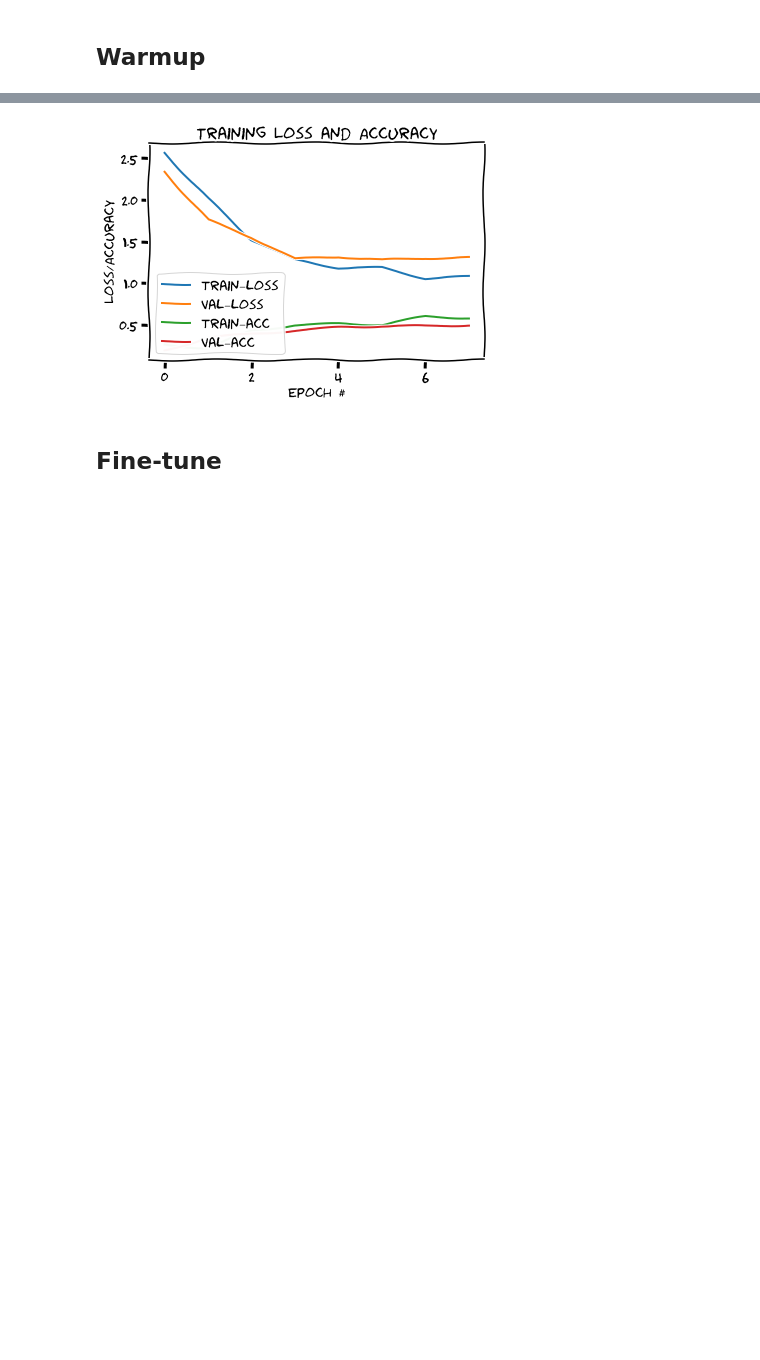
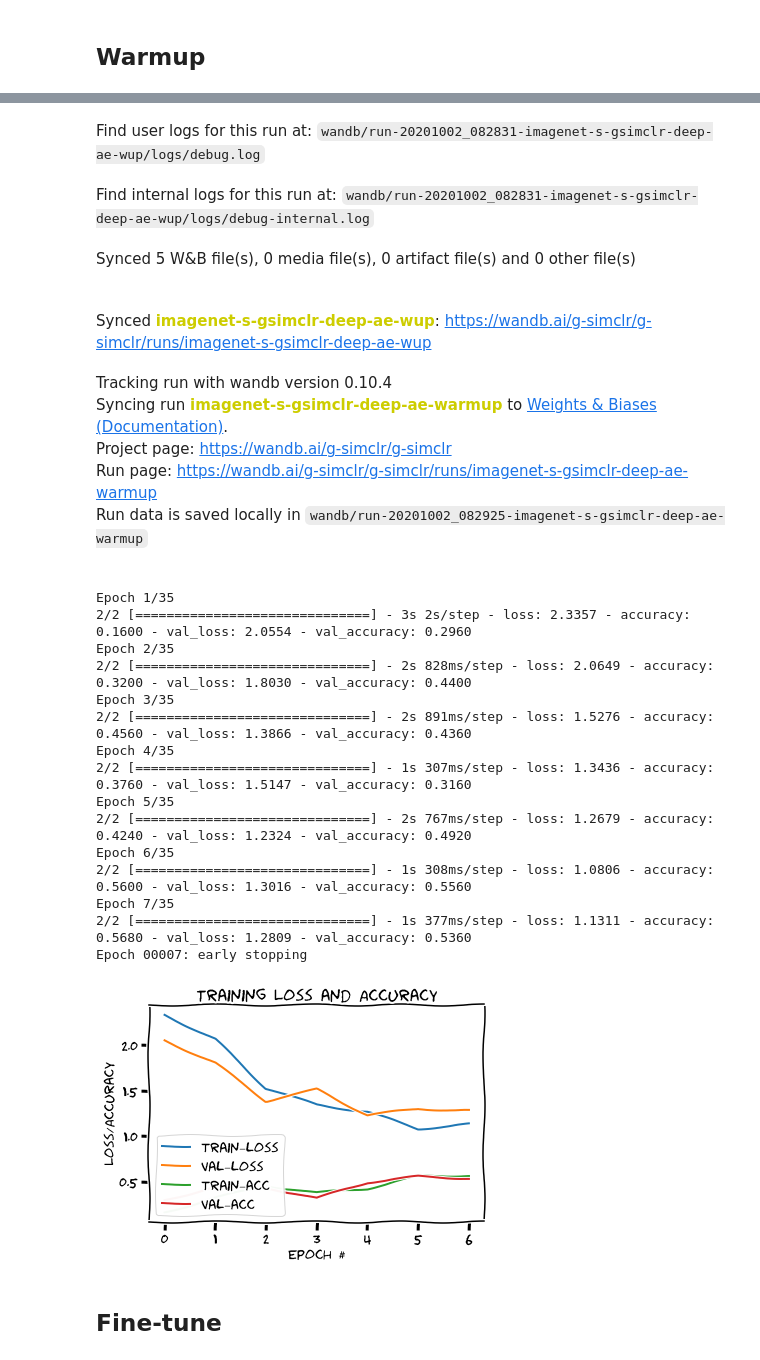
Before and after one commit to ariG23498/G-SimCLR, a Jupyter notebook: Imagenet_Subset/SimCLR_Pseudo_Labels/Deep Autoencoder/Fine_Tune_10Perc.ipynb, the cells around one changed output, grey strips where cells are left out. Cells and saved outputs as stored; diff of their text form; code cells hidden in the pictures; blank space fills up the shorter version.

Commit message:
Added wandb

```diff
--- a/Imagenet_Subset/SimCLR_Pseudo_Labels/Deep Autoencoder/Fine_Tune_10Perc.ipynb
+++ b/Imagenet_Subset/SimCLR_Pseudo_Labels/Deep Autoencoder/Fine_Tune_10Perc.ipynb
@@ -193,14 +225,14 @@ _________________________________________________________________
 es = tf.keras.callbacks.EarlyStopping(monitor="val_loss", patience=2, verbose=2, restore_best_weights=True)
 # %%
 model = get_training_model()
+wandb.init(entity="g-simclr", project="g-simclr", id="imagenet-s-gsimclr-deep-ae-warmup")
 
 model.compile(loss="sparse_categorical_crossentropy", metrics=["accuracy"],
                      optimizer='adam')
-
 history = model.fit(X_train, y_train_enc,
                  validation_data=(X_test, y_test_enc),
                  batch_size=64,
                  epochs=35,
-                 callbacks=[es])
+                 callbacks=[es, WandbCallback()])
 plot_training(history)
 # %% [output]
@@ -224,4 +242,28 @@ Epoch 00008: early stopping
+Find user logs for this run at: wandb/run-20201002_082831-imagenet-s-gsimclr-deep-ae-wup/logs/debug.log
+Find internal logs for this run at: wandb/run-20201002_082831-imagenet-s-gsimclr-deep-ae-wup/logs/debug-internal.log
+Synced 5 W&B file(s), 0 media file(s), 0 artifact file(s) and 0 other file(s)
+Synced imagenet-s-gsimclr-deep-ae-wup: https://wandb.ai/g-simclr/g-simclr/runs/imagenet-s-gsimclr-deep-ae-wup
+Tracking run with wandb version 0.10.4
+Syncing run imagenet-s-gsimclr-deep-ae-warmup to Weights & Biases (Documentation).
+Project page: https://wandb.ai/g-simclr/g-simclr
+Run page: https://wandb.ai/g-simclr/g-simclr/runs/imagenet-s-gsimclr-deep-ae-warmup
+Run data is saved locally in wandb/run-20201002_082925-imagenet-s-gsimclr-deep-ae-warmup
+Epoch 1/35
+2/2 [==============================] - 3s 2s/step - loss: 2.3357 - accuracy: 0.1600 - val_loss: 2.0554 - val_accuracy: 0.2960
+Epoch 2/35
+2/2 [==============================] - 2s 828ms/step - loss: 2.0649 - accuracy: 0.3200 - val_loss: 1.8030 - val_accuracy: 0.4400
+Epoch 3/35
+2/2 [==============================] - 2s 891ms/step - loss: 1.5276 - accuracy: 0.4560 - val_loss: 1.3866 - val_accuracy: 0.4360
+Epoch 4/35
+2/2 [==============================] - 1s 307ms/step - loss: 1.3436 - accuracy: 0.3760 - val_loss: 1.5147 - val_accuracy: 0.3160
+Epoch 5/35
+2/2 [==============================] - 2s 767ms/step - loss: 1.2679 - accuracy: 0.4240 - val_loss: 1.2324 - val_accuracy: 0.4920
+Epoch 6/35
+2/2 [==============================] - 1s 308ms/step - loss: 1.0806 - accuracy: 0.5600 - val_loss: 1.3016 - val_accuracy: 0.5560
+Epoch 7/35
+2/2 [==============================] - 1s 377ms/step - loss: 1.1311 - accuracy: 0.5680 - val_loss: 1.2809 - val_accuracy: 0.5360
+Epoch 00007: early stopping
-[figure, old version]
+[figure, new version]
 # %% [markdown]
 ## Fine-tune
 # %%
```
Also changed, not shown: parts of 9 cells of this notebook.
